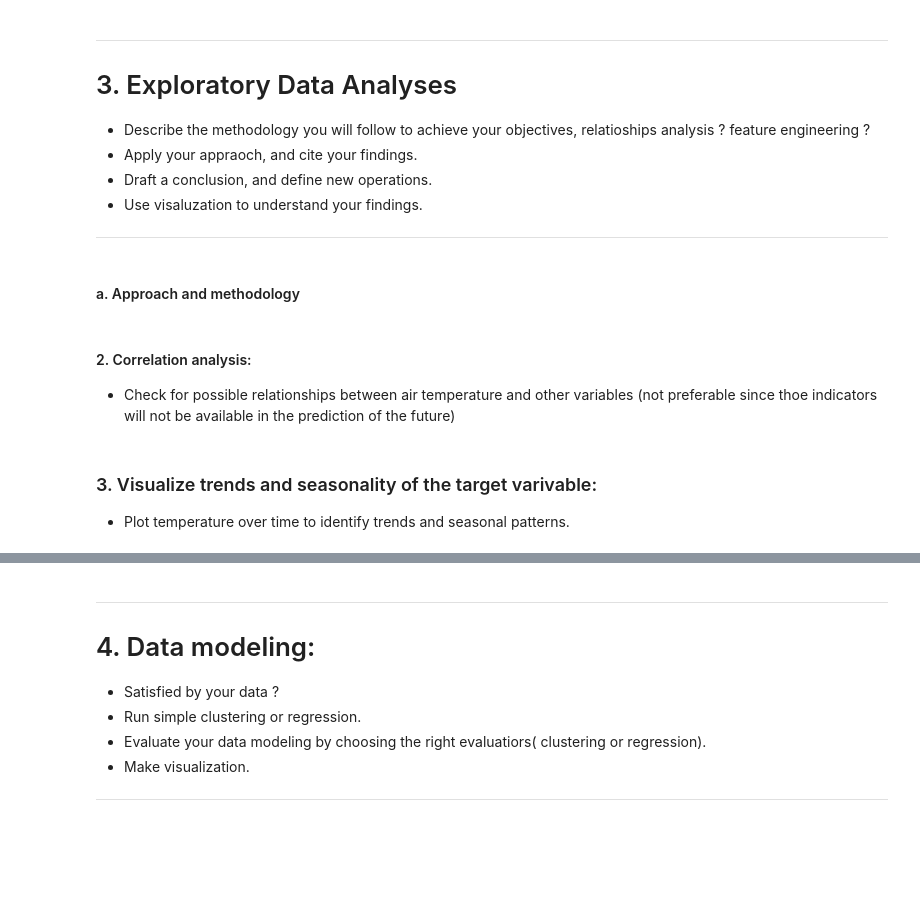
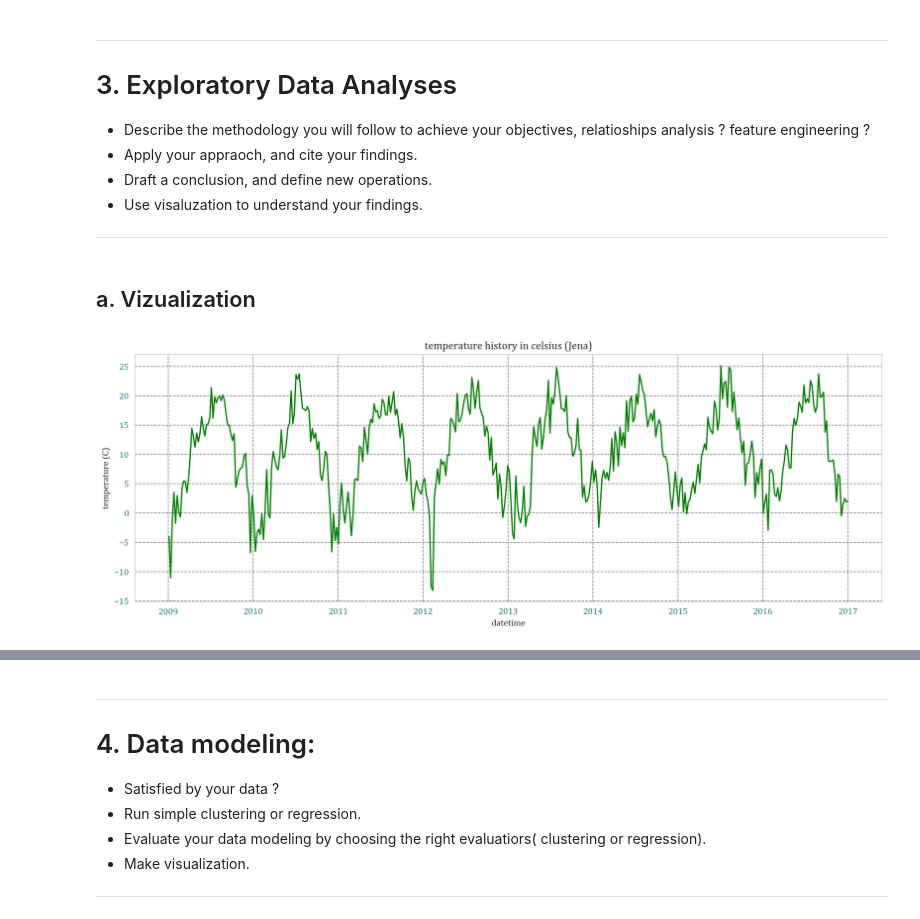
Before and after one commit to yassermessahli/Timeseries-forecasting-study-project-, a Jupyter notebook: ds-project.ipynb, the cells around one changed output, grey strips where cells are left out. Saved outputs shown, nothing was run; the diff lists cells and outputs as text; code cells hidden in the pictures; blank space fills up the shorter version.

```diff
--- a/ds-project.ipynb
+++ b/ds-project.ipynb
@@ -148,0 +97,8 @@ The primary objective is to **forecast temperature  (in degrees Celsius)** based
+# %%
+# Load and preprocess the Jena Climate dataset
+filepath = "dataset/jena_climat_dataset_2009_2017.csv"
+weather = pd.read_csv(filepath)
+
+# Convert datetime string to pandas datetime type and set as index
+weather['datetime'] = pd.to_datetime(weather['datetime'], format="%d/%m/%Y %H:%M")
+weather = weather.set_index('datetime').sort_index()
@@ -192,0 +209,3 @@ dtype: int64
+# %%
+df = weather.resample('W').mean()
+print(f"original shape: {weather.shape}, weekly resampled shape: {df.shape}")
@@ -192,0 +237,2 @@ dtype: int64
+# %%
+df['temperature'] = df['potential_temperature (kelvin)'] - 273.15
@@ -193,3 +245,5 @@ dtype: int64
+# %%
+df = df[['temperature']]
 # %% [markdown]
 ---
 # 3. Exploratory Data Analyses
@@ -199,10 +253,14 @@ dtype: int64
 - Use visaluzation to understand your findings.
 ---
 # %% [markdown]
-#### a. Approach and methodology
+## a. Vizualization
-# %% [markdown]
-#### 2. Correlation analysis:
-   - Check for possible relationships between air temperature and other variables (not preferable since thoe indicators will not be available in the prediction of the future)
-# %% [markdown]
-### 3. Visualize trends and seasonality of the target varivable:
-   - Plot temperature over time to identify trends and seasonal patterns.
+# %%
+fig, ax = plt.subplots(figsize=(15, 5), dpi=200)
+
+sns.lineplot(x=df.index, y=df["temperature"], ax=ax, color="green")
+ax.set_title('temperature history in celsius (Jena)')
+ax.set_ylabel('temperature (C)')
+
+plt.show()
+# %% [output]
+[figure, added]
```
Also changed, not shown: parts of 57 cells of this notebook, 5 other files.
